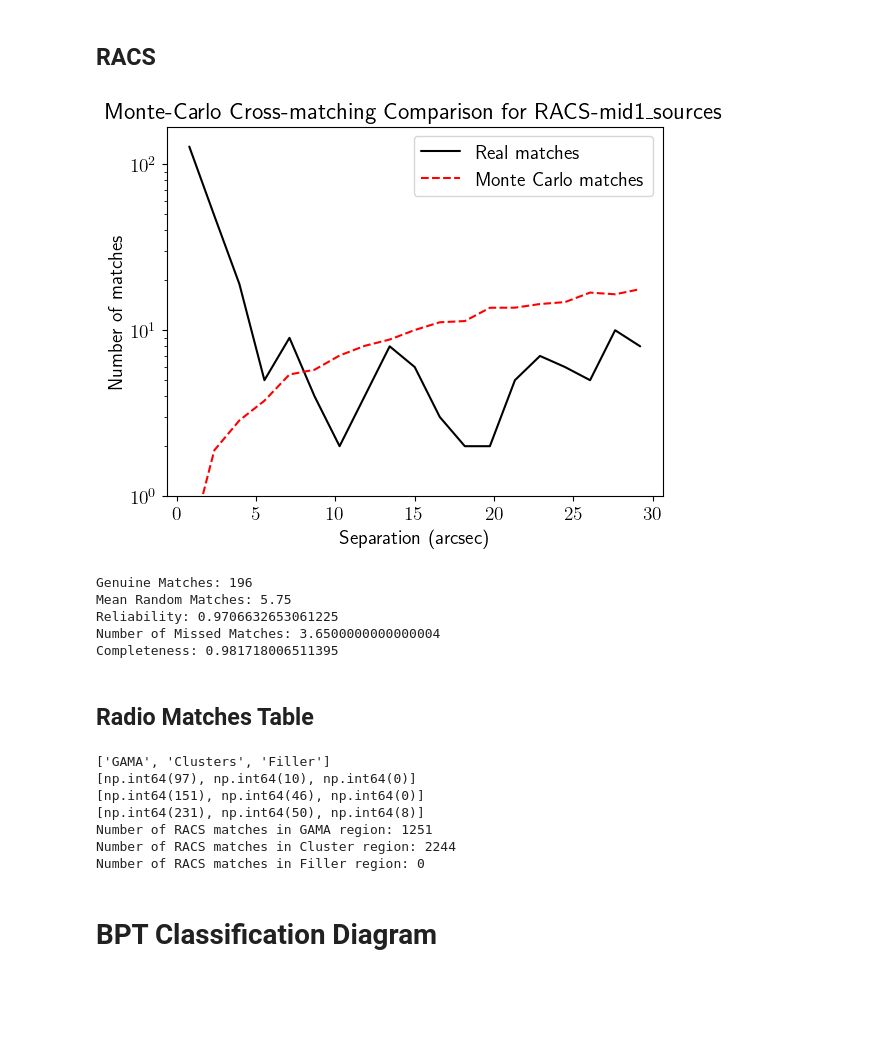
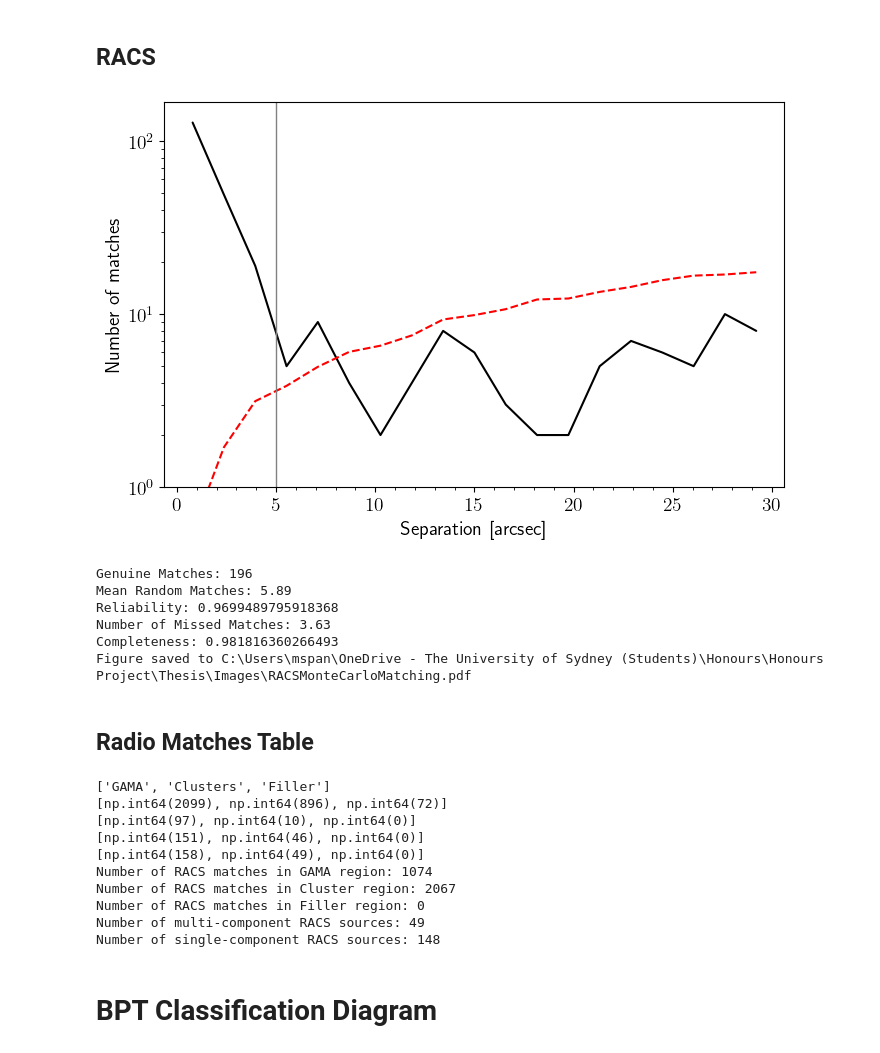
Before and after one commit to mspan4/sami_tools_smc_mspa4681, a Jupyter notebook: Code/thesis_plots.ipynb, the cells around one changed output. Cells and saved outputs as stored; diff of their text form; code cells hidden in the pictures; blank space fills up the shorter version.

Commit message:
Fixed up thesis plots. Now saving as .pdf and with bbox_inches = tight and dpi=300

```diff
--- a/Code/thesis_plots.ipynb
+++ b/Code/thesis_plots.ipynb
@@ -104,8 +112,8 @@ plt.show()
 
 save_figure = True
 if save_figure:
-    figname = 'AGNTypesSpectra.png'
+    figname = 'AGNTypesSpectra.pdf'
     savepath = Source_dir+ "Thesis\\Images\\"
-    fig.savefig(savepath+ figname)
+    fig.savefig(savepath+ figname, bbox_inches='tight', dpi=300)
     print(f"Figure saved to {savepath+ figname}")
 # %% [output]
@@ -207,11 +215,11 @@ plt.xlim(-1.7, 0.5)
 plt.tight_layout()
 plt.show()
 
-save_figure = False
+save_figure = True
 if save_figure:
-    figname = 'ExampleBPTDiagram.png'
+    figname = 'ExampleBPTDiagram.pdf'
     savepath = Source_dir+ "Thesis\\Images\\"
-    fig.savefig(savepath+ figname)
+    fig.savefig(savepath+ figname, bbox_inches='tight', dpi=300)
     print(f"Figure saved to {savepath+ figname}")
 # %% [output]
 1843200
@@ -517,28 +740,50 @@ Completeness: 0.991996044377144
 # %%
 refresh_module()
 # all_fctns.get_fits_table_SAMI_target_regions_cutout(Source_dir + "Catalogues\\", "RACS-mid1_sources.fits", col_names=('RA', 'Dec'), overwrite=True)
 
+fig, ax = plt.subplots(figsize=(8, 5))
+plt.rcParams['text.usetex'] = True
+ax.minorticks_on()
 all_random_separations, real_separations  = all_fctns.get_monte_carlo_separation_plot(Source_dir+"Catalogues\\", "RACS-mid1_sources.fits", crossmatching_colnames=('RA', 'Dec'),
                                                                                          max_sep_arcsec=30, max_shifts=(0.01, 0.01), nbins=20)
 plt.yscale('log')
 plt.ylim(1, plt.ylim()[1])
+# remove legend and title
+plt.title('')
+plt.legend().remove()
+
+plt.axvline(5, color='grey', lw=1)
+
+
 plt.show()
 
 all_fctns.get_montecarlo_statistics(all_random_separations, real_separations, matching_sep=5, intercept_point=7)
+
+# cutoff line
+
+save_figure = True
+if save_figure:
+    figname = 'RACSMonteCarloMatching.pdf'
+    savepath = Source_dir+ "Thesis\\Images\\"
+    fig.savefig(savepath+ figname, bbox_inches='tight', dpi=300)
+    print(f"Figure saved to {savepath+ figname}")
 # %% [output]
-[figure, old version]
+[figure, new version]
 Genuine Matches: 196
-Mean Random Matches: 5.75
-Reliability: 0.9706632653061225
-Number of Missed Matches: 3.6500000000000004
-Completeness: 0.981718006511395
+Mean Random Matches: 5.89
+Reliability: 0.9699489795918368
+Number of Missed Matches: 3.63
+Completeness: 0.981816360266493
+Figure saved to C:\Users\mspan\OneDrive - The University of Sydney (Students)\Honours\Honours Project\Thesis\Images\RACSMonteCarloMatching.pdf
 # %% [markdown]
 ## Radio Matches Table
 # %%
 # print number of RACS matches in GAMA and Clusters
 print([region for region in SAMI_regions.values()])
-print([np.sum(Summary_table_hdu['IS_LARGESSSOURCE'] & (Summary_table_hdu['SAMI_REGION'] == region)) for region in SAMI_regions.values()])
-print([np.sum(Summary_table_hdu['IS_RACSSOURCE'] & (Summary_table_hdu['SAMI_REGION'] == region)) for region in SAMI_regions.values()])
+print([np.sum((Summary_table_hdu['SAMI_REGION'] == region)) for region in SAMI_regions.values()])
+
+print([np.sum(Summary_table_hdu['IS_LARGESSSOURCE'] * (Summary_table_hdu['SAMI_REGION'] == region)) for region in SAMI_regions.values()])
+print([np.sum(Summary_table_hdu['IS_RACSSOURCE'] * (Summary_table_hdu['SAMI_REGION'] == region)) for region in SAMI_regions.values()])
 print([np.sum( (Summary_table_hdu['IS_RADIOSOURCE']==1) & (Summary_table_hdu['SAMI_REGION'] == region)) for region in SAMI_regions.values()])
 
 
@@ -546,14 +791,22 @@ print([np.sum( (Summary_table_hdu['IS_RADIOSOURCE']==1) & (Summary_table_hdu['SA
 print("Number of RACS matches in GAMA region:", np.sum(Summary_table_hdu['IS_RACSSOURCE']==1 & (Summary_table_hdu['SAMI_REGION'] == 'GAMA')))
 print("Number of RACS matches in Cluster region:", np.sum(Summary_table_hdu['IS_RACSSOURCE']==1 & (Summary_table_hdu['SAMI_REGION'] == 'Clusters')))
 print("Number of RACS matches in Filler region:", np.sum( (Summary_table_hdu['IS_RACSSOURCE']==1) & (Summary_table_hdu['SAMI_REGION'] == 'Filler')))
+
+
+# number of multi-component RACS sources
+print("Number of multi-component RACS sources:", np.sum(Summary_table_hdu['RACS_SOURCE_CLASSIFICATION'] == 'M'))
+print("Number of single-component RACS sources:", np.sum(Summary_table_hdu['RACS_SOURCE_CLASSIFICATION'] == 'S'))
 # %% [output]
 ['GAMA', 'Clusters', 'Filler']
+[np.int64(2099), np.int64(896), np.int64(72)]
 [np.int64(97), np.int64(10), np.int64(0)]
 [np.int64(151), np.int64(46), np.int64(0)]
-[np.int64(231), np.int64(50), np.int64(8)]
-Number of RACS matches in GAMA region: 1251
-Number of RACS matches in Cluster region: 2244
+[np.int64(158), np.int64(49), np.int64(0)]
+Number of RACS matches in GAMA region: 1074
+Number of RACS matches in Cluster region: 2067
 Number of RACS matches in Filler region: 0
+Number of multi-component RACS sources: 49
+Number of single-component RACS sources: 148
 # %% [markdown]
 # BPT Classification Diagram
 # %%
```
Also changed, not shown: parts of 12 cells of this notebook, 5 other files.
